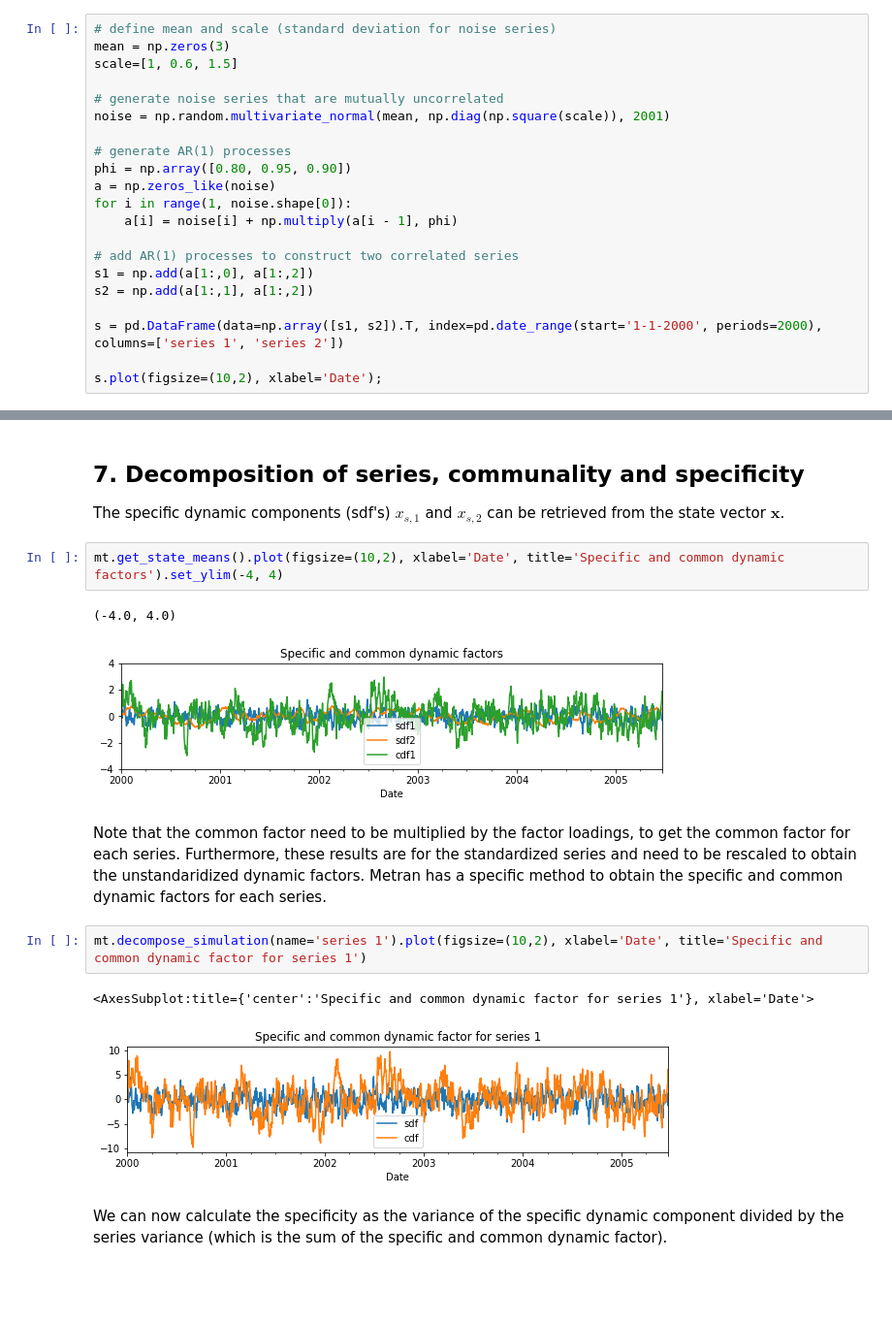
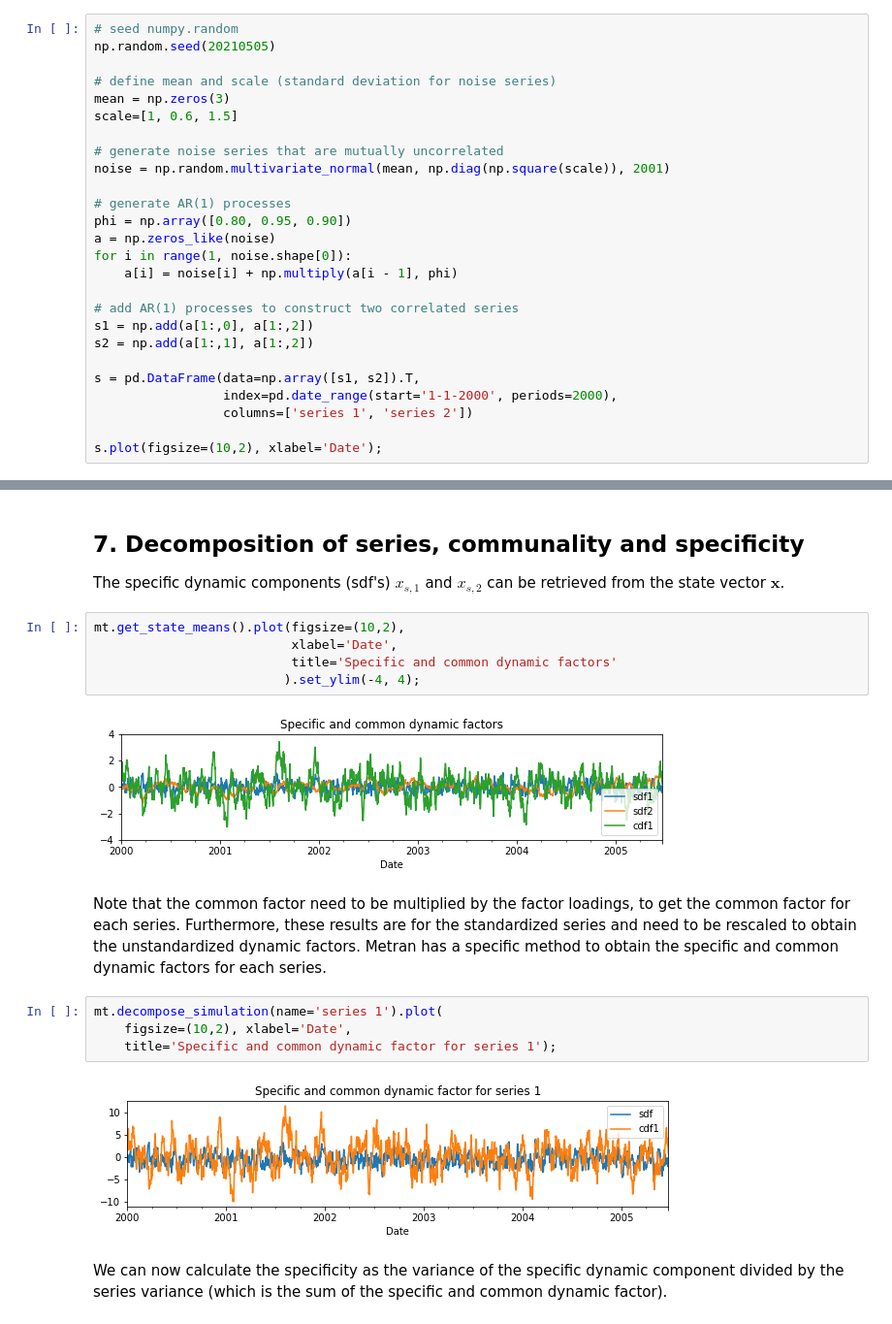
Before and after one commit to pastas/metran, a Jupyter notebook: examples/dynamic_factor_model.ipynb, the cells around one changed output, grey strips where cells are left out. Shown: that part at 97% size. Saved outputs shown, nothing was run; the diff lists cells and outputs as text; blank space fills up the shorter version.

```diff
--- a/examples/dynamic_factor_model.ipynb
+++ b/examples/dynamic_factor_model.ipynb
@@ -44,6 +56,9 @@ $$
 ## 2. Generate synthetic correlated time series
 Let us generate time series based on the 2-dimensional model given above. We use the AR(1) model to generate three time series with the AR(1) parameter $\phi$: two series as the specific dynamic factor and one series as the common dynamic factor. Combining the specific and common dynamic factors results in two time series which are mutually correlated.
 # %%
+# seed numpy.random
+np.random.seed(20210505)
+
 # define mean and scale (standard deviation for noise series)
 mean = np.zeros(3)
 scale=[1, 0.6, 1.5]
@@ -61,7 +76,9 @@ for i in range(1, noise.shape[0]):
 s1 = np.add(a[1:,0], a[1:,2])
 s2 = np.add(a[1:,1], a[1:,2])
 
-s = pd.DataFrame(data=np.array([s1, s2]).T, index=pd.date_range(start='1-1-2000', periods=2000), columns=['series 1', 'series 2'])
+s = pd.DataFrame(data=np.array([s1, s2]).T,
+                 index=pd.date_range(start='1-1-2000', periods=2000),
+                 columns=['series 1', 'series 2'])
 
 s.plot(figsize=(10,2), xlabel='Date');
 # %% [output]
@@ -249,17 +266,20 @@ The estimated parameters are close to those being used to generate the synthetic
 ## 7. Decomposition of series, communality and specificity
 The specific dynamic components (sdf's) $x_{s,1}$ and $x_{s,2}$ can be retrieved from the state vector $\mathbf{x}$.
 # %%
-mt.get_state_means().plot(figsize=(10,2), xlabel='Date', title='Specific and common dynamic factors').set_ylim(-4, 4)
+mt.get_state_means().plot(figsize=(10,2),
+                          xlabel='Date',
+                          title='Specific and common dynamic factors'
+                         ).set_ylim(-4, 4);
 # %% [output]
-(-4.0, 4.0)
-[figure, old version]
+[figure, new version]
 # %% [markdown]
-Note that the common factor need to be multiplied by the factor loadings, to get the common factor for each series. Furthermore, these results are for the standardized series and need to be rescaled to obtain the unstandaridized dynamic factors. Metran has a specific method to obtain the specific and common dynamic factors for each series.
+Note that the common factor need to be multiplied by the factor loadings, to get the common factor for each series. Furthermore, these results are for the standardized series and need to be rescaled to obtain the unstandardized dynamic factors. Metran has a specific method to obtain the specific and common dynamic factors for each series.
 # %%
-mt.decompose_simulation(name='series 1').plot(figsize=(10,2), xlabel='Date', title='Specific and common dynamic factor for series 1')
+mt.decompose_simulation(name='series 1').plot(
+    figsize=(10,2), xlabel='Date',
+    title='Specific and common dynamic factor for series 1');
 # %% [output]
-<AxesSubplot:title={'center':'Specific and common dynamic factor for series 1'}, xlabel='Date'>
-[figure, old version]
+[figure, new version]
 # %% [markdown]
 We can now calculate the specificity as the variance of the specific dynamic component divided by the series variance (which is the sum of the specific and common dynamic factor).
 # %%
```
Also changed, not shown: parts of 14 cells of this notebook.
